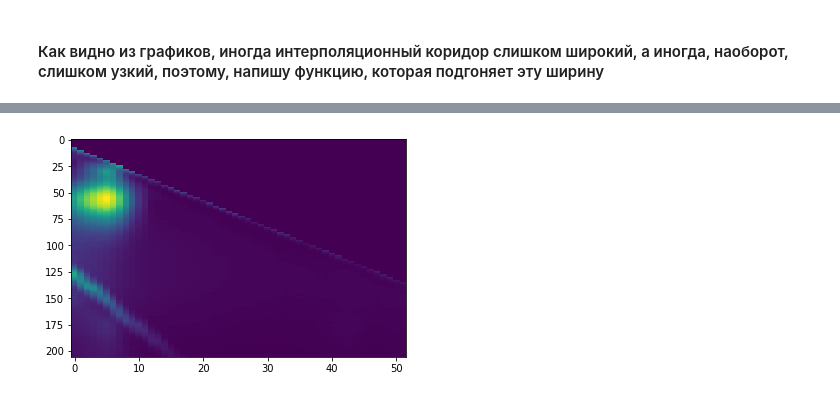
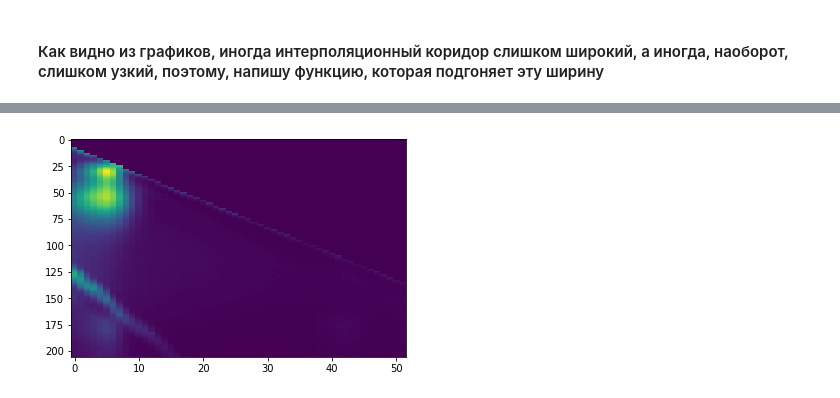
Before and after one commit to 89605502155/ML-repositry, a Jupyter notebook: new_interpolation.ipynb, the cells around one changed output, grey strips where cells are left out. Saved outputs shown, nothing was run; the diff lists cells and outputs as text; code cells hidden in the pictures.

```diff
--- a/new_interpolation.ipynb
+++ b/new_interpolation.ipynb
@@ -170,5 +218,5 @@ plt.show();
 # %%
-plt.imshow(X[4,:,:],aspect='auto')
+plt.imshow(X[3,:,:],aspect='auto')
 plt.show()
 # %% [output]
-[figure, old version]
+[figure, new version]
```
Also changed, not shown: parts of 17 cells of this notebook.
